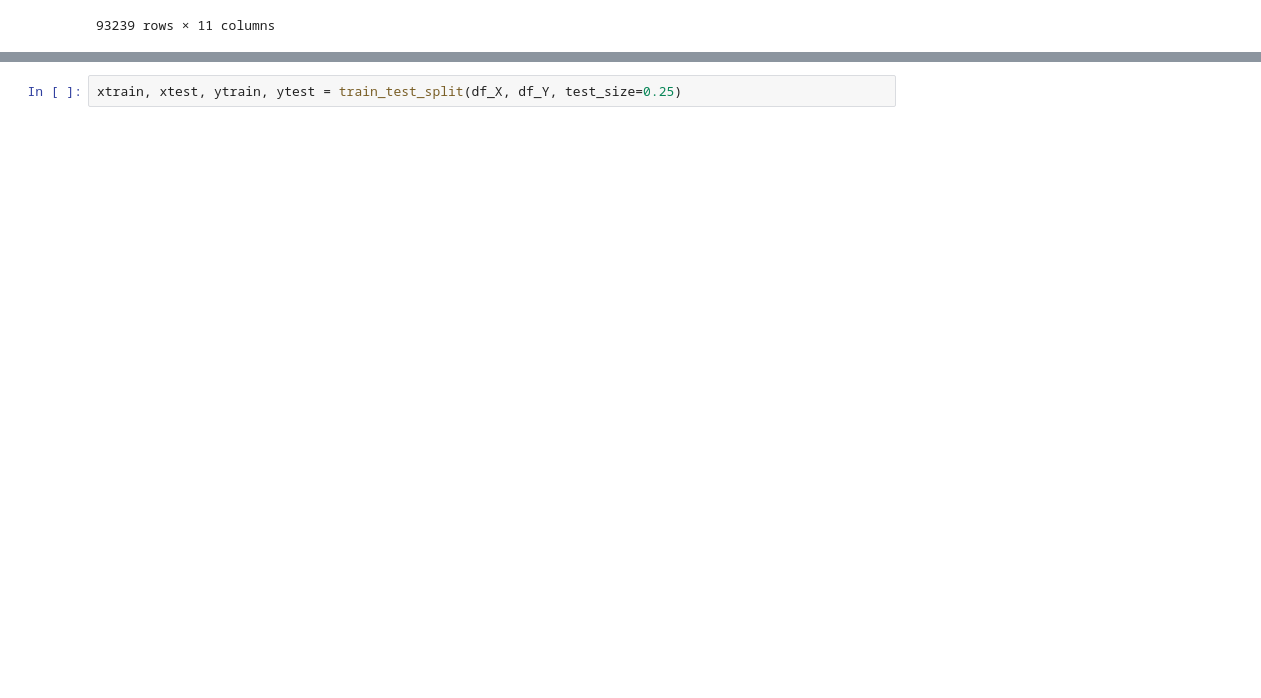
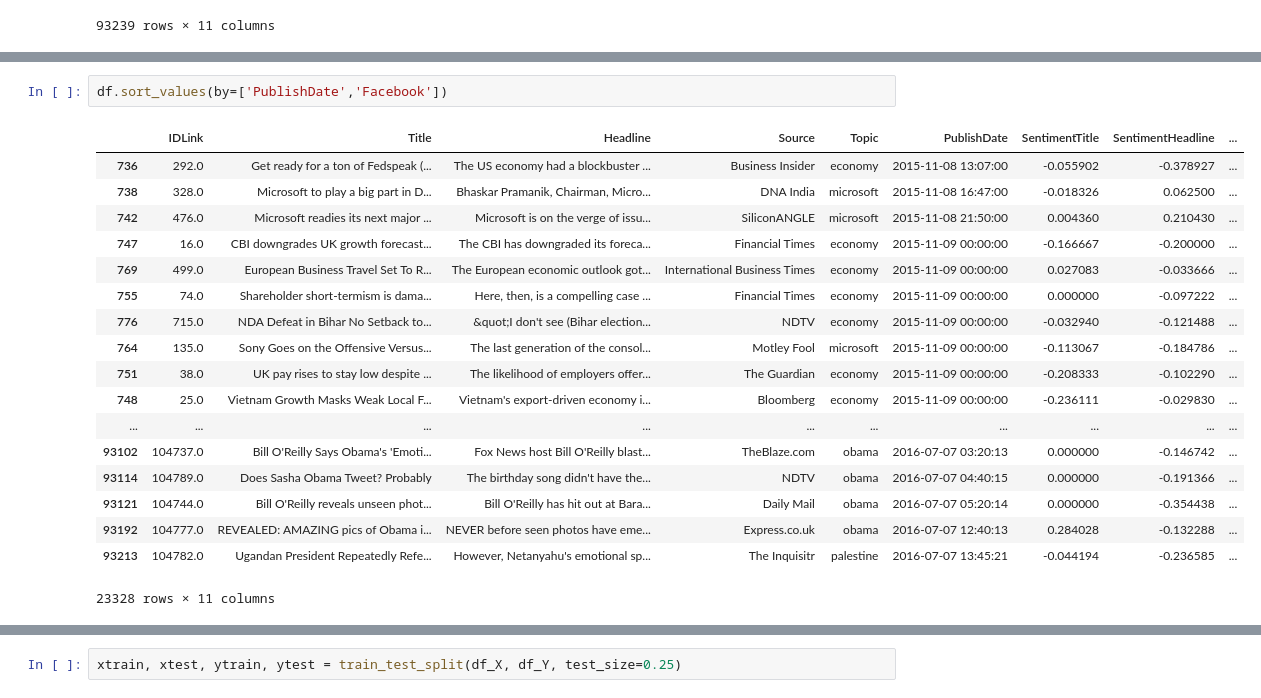
Before and after one commit to nishantrathi100/NewsTrendsAnalytics, a Jupyter notebook: FB_Project.ipynb, the cells around one changed output, grey strips where cells are left out. Cells and saved outputs as stored; diff of their text form; blank space fills up the shorter version.

```diff
--- a/FB_Project.ipynb
+++ b/FB_Project.ipynb
@@ -43,0 +82,21 @@ df = dfFinal[(dfFinal.Facebook != -1) & (dfFinal.GooglePlus != -1) & (dfFinal.Li
+# %%
+df.sort_values(by=['PublishDate','Facebook'])
+# %% [output]
+|  | IDLink | Title | Headline | Source | Topic | PublishDate | SentimentTitle | SentimentHeadline | ... |
+| 736 | 292.0 | Get ready for a ton of Fedspeak (... | The US economy had a blockbuster ... | Business Insider | economy | 2015-11-08 13:07:00 | -0.055902 | -0.378927 | ... |
+| 738 | 328.0 | Microsoft to play a big part in D... | Bhaskar Pramanik, Chairman, Micro... | DNA India | microsoft | 2015-11-08 16:47:00 | -0.018326 | 0.062500 | ... |
+| 742 | 476.0 | Microsoft readies its next major ... | Microsoft is on the verge of issu... | SiliconANGLE | microsoft | 2015-11-08 21:50:00 | 0.004360 | 0.210430 | ... |
+| 747 | 16.0 | CBI downgrades UK growth forecast... | The CBI has downgraded its foreca... | Financial Times | economy | 2015-11-09 00:00:00 | -0.166667 | -0.200000 | ... |
+| 769 | 499.0 | European Business Travel Set To R... | The European economic outlook got... | International Business Times | economy | 2015-11-09 00:00:00 | 0.027083 | -0.033666 | ... |
+| 755 | 74.0 | Shareholder short-termism is dama... | Here, then, is a compelling case ... | Financial Times | economy | 2015-11-09 00:00:00 | 0.000000 | -0.097222 | ... |
+| 776 | 715.0 | NDA Defeat in Bihar No Setback to... | &quot;I don't see (Bihar election... | NDTV | economy | 2015-11-09 00:00:00 | -0.032940 | -0.121488 | ... |
+| 764 | 135.0 | Sony Goes on the Offensive Versus... | The last generation of the consol... | Motley Fool | microsoft | 2015-11-09 00:00:00 | -0.113067 | -0.184786 | ... |
+| 751 | 38.0 | UK pay rises to stay low despite ... | The likelihood of employers offer... | The Guardian | economy | 2015-11-09 00:00:00 | -0.208333 | -0.102290 | ... |
+| 748 | 25.0 | Vietnam Growth Masks Weak Local F... | Vietnam's export-driven economy i... | Bloomberg | economy | 2015-11-09 00:00:00 | -0.236111 | -0.029830 | ... |
+| ... | ... | ... | ... | ... | ... | ... | ... | ... | ... |
+| 93102 | 104737.0 | Bill O'Reilly Says Obama's 'Emoti... | Fox News host Bill O'Reilly blast... | TheBlaze.com | obama | 2016-07-07 03:20:13 | 0.000000 | -0.146742 | ... |
+| 93114 | 104789.0 | Does Sasha Obama Tweet? Probably | The birthday song didn't have the... | NDTV | obama | 2016-07-07 04:40:15 | 0.000000 | -0.191366 | ... |
+| 93121 | 104744.0 | Bill O'Reilly reveals unseen phot... | Bill O'Reilly has hit out at Bara... | Daily Mail | obama | 2016-07-07 05:20:14 | 0.000000 | -0.354438 | ... |
+| 93192 | 104777.0 | REVEALED: AMAZING pics of Obama i... | NEVER before seen photos have eme... | Express.co.uk | obama | 2016-07-07 12:40:13 | 0.284028 | -0.132288 | ... |
+| 93213 | 104782.0 | Ugandan President Repeatedly Refe... | However, Netanyahu's emotional sp... | The Inquisitr | palestine | 2016-07-07 13:45:21 | -0.044194 | -0.236585 | ... |
+23328 rows × 11 columns
```
Also changed, not shown: parts of 17 cells of this notebook.
